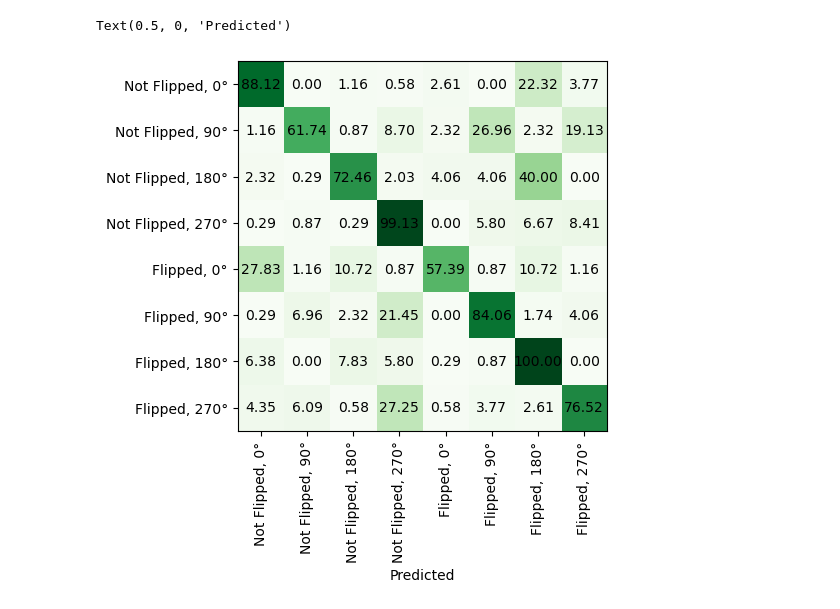
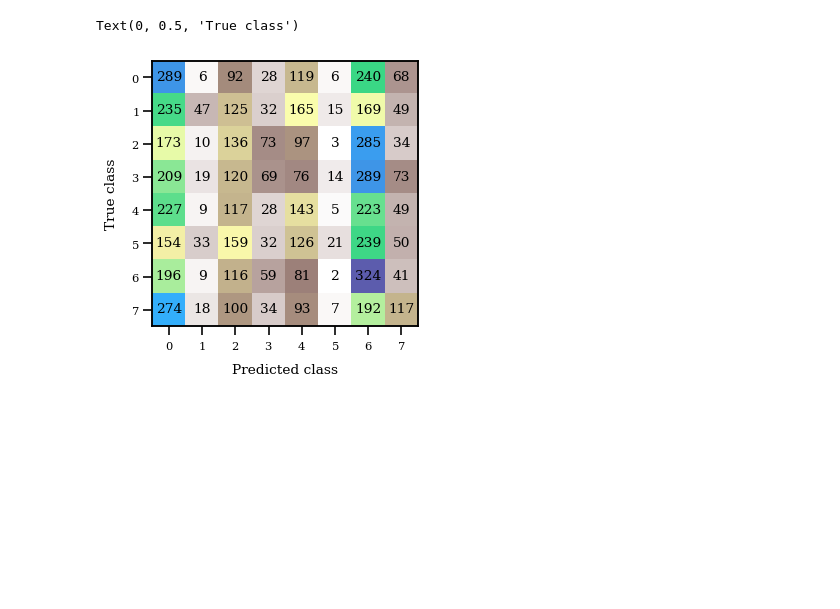
Before and after one commit to LinusHats/InstanceRotation, a Jupyter notebook: evaluation.ipynb, the cells around one changed output. Drawn from its saved outputs; the diff is of its cells as text; code cells hidden in the pictures; blank space fills up the shorter version.

Commit message:
Confusion matrix updated

```diff
--- a/evaluation.ipynb
+++ b/evaluation.ipynb
@@ -63,11 +192,12 @@ with torch.no_grad():
     for images, labels in tqdm(test_dataloader):
         images, labels = images.to(device), labels.to(device)
         output = model(images)
-        # _, prediction = torch.max(output.data, 1)
+        _, prediction = torch.max(output.data, 1)
         y_true.extend(labels.tolist())
         y_predctions.extend(output.tolist())
-        # total += label.size(0)
-        # correct += (prediction == label).sum().item()
+        total += labels.size(0)
+        correct += (prediction == labels).sum().item()
+print(f"Accuracy of the model on the test images: {100 * correct / total}%")
 y_predictions = y_predctions
 # %%
 y_pred = [i.index(max(i)) for i in y_predctions]
@@ -313,12 +443,16 @@ print(updated_conf_matrix)
 # %%
-plt.imshow(conf_matrix/conf_matrix.max(), cmap="Greens")
-plt.xticks(range(8), list(DepictionDataset.labels_map.values()), rotation=90)
-plt.yticks(range(8), list(DepictionDataset.labels_map.values()))
+fig,ax = plt.subplots(figsize=set_size(fraction=1, subplots=(1,1)))
+ax.imshow(conf_matrix, cmap="terrain_r", alpha=0.8)
+ax.set_xticks(range(8), minor=False)
+ax.set_yticks(range(8), minor=False)
+ax.tick_params(which='minor', length=0)
+ax.grid(False)
 for i in range(8):
     for j in range(8):
-        plt.text(j, i, f'{conf_matrix[i, j]/conf_matrix.max()*100:.2f}', ha="center", va="center", color="black")
-plt.xlabel("Predicted")
+        ax.text(j, i, f'{conf_matrix[i, j]:.0f}', ha="center", va="center", color="black")
+ax.set_xlabel("Predicted class")
+ax.set_ylabel("True class")
 # %% [output]
-Text(0.5, 0, 'Predicted')
+Text(0, 0.5, 'True class')
-[figure, old version]
+[figure, new version]
 # %%
```
Also changed, not shown: parts of 8 cells of this notebook.
